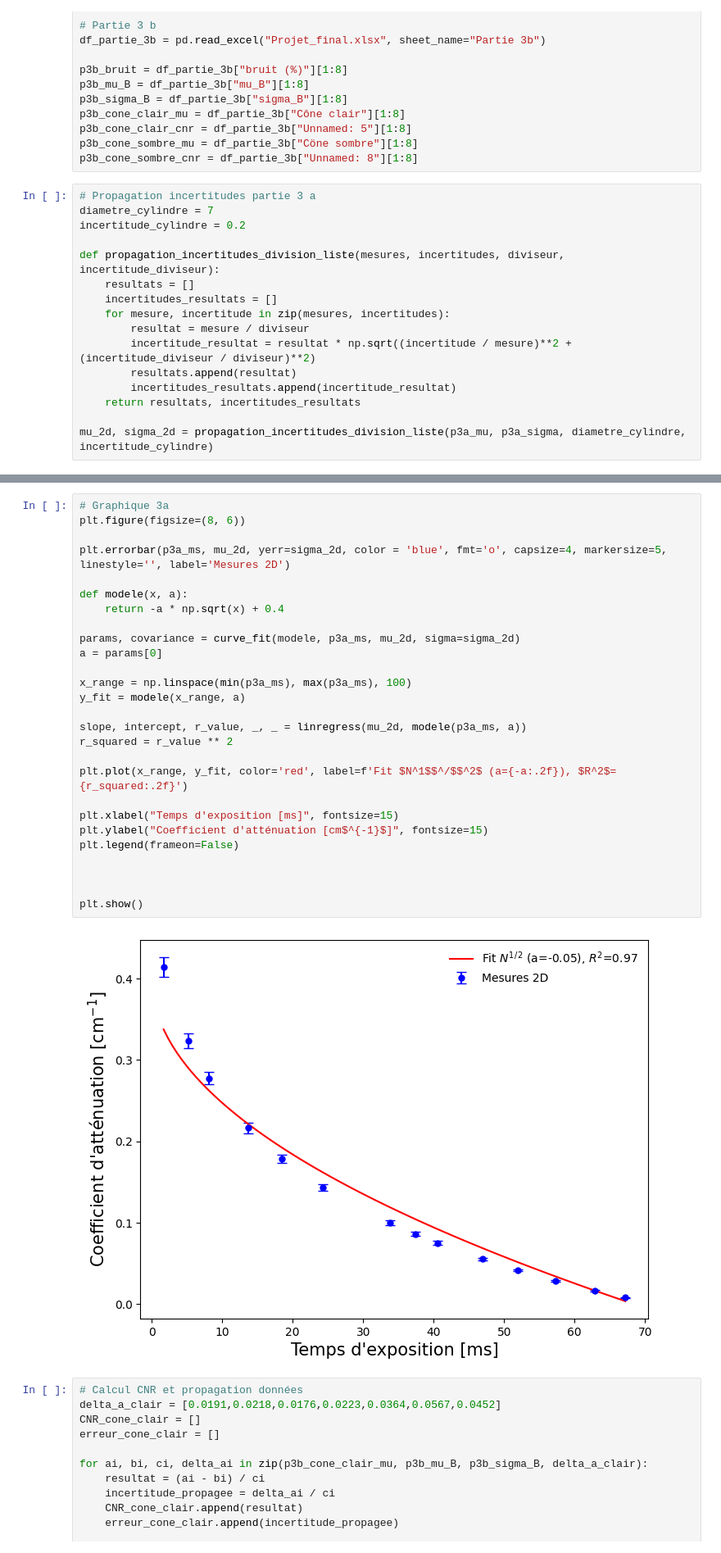
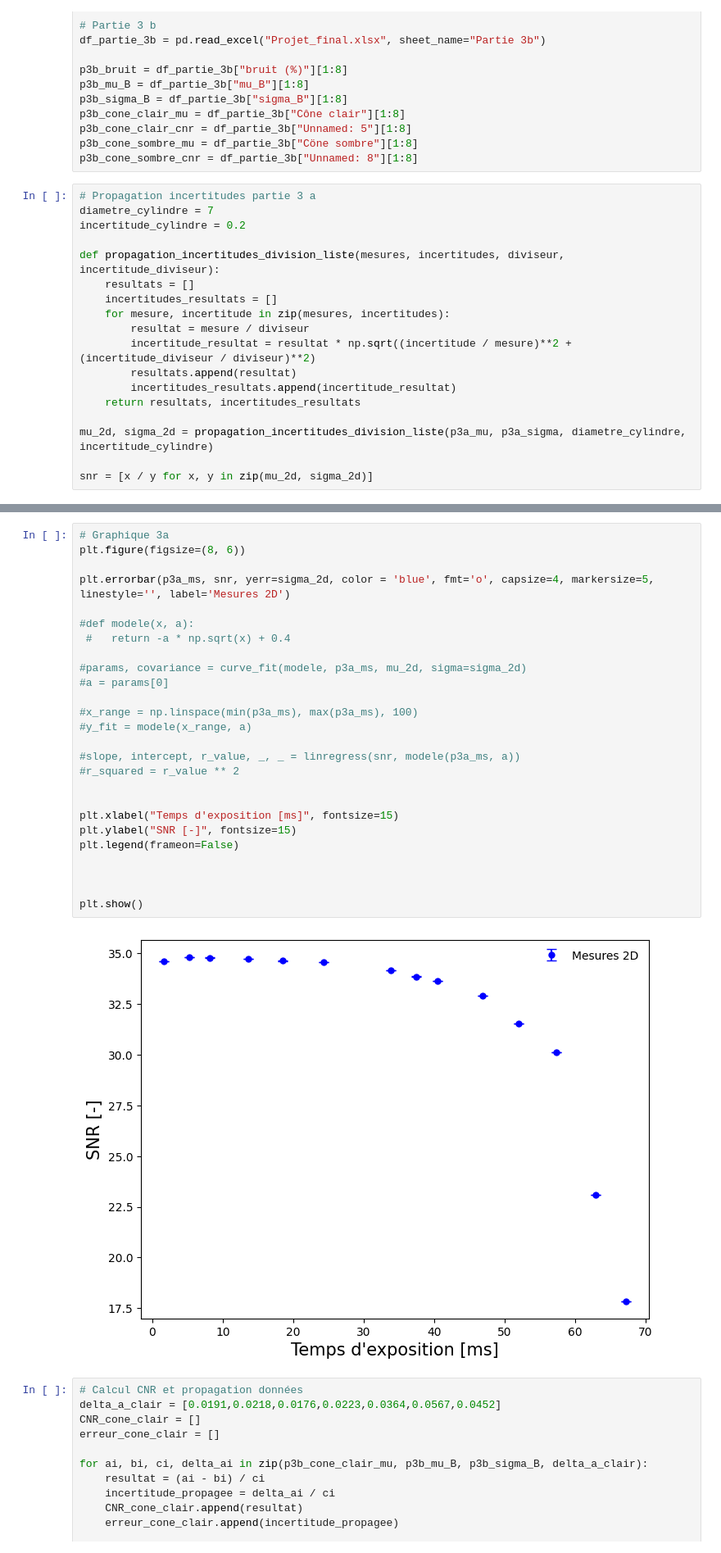
Before and after one commit to felixantoine1/labV_projet, a Jupyter notebook: analyse_partie3.ipynb, the cells around one changed output, grey strips where cells are left out. Shown at 82% size. Drawn from its saved outputs; the diff is of its cells as text.

```diff
--- a/analyse_partie3.ipynb
+++ b/analyse_partie3.ipynb
@@ -84,3 +84,5 @@ def propagation_incertitudes_division_liste(mesures, incertitudes, diviseur, inc
     return resultats, incertitudes_resultats
 
 mu_2d, sigma_2d = propagation_incertitudes_division_liste(p3a_mu, p3a_sigma, diametre_cylindre, incertitude_cylindre)
+
+snr = [x / y for x, y in zip(mu_2d, sigma_2d)]
@@ -87,32 +91,31 @@ mu_2d, sigma_2d = propagation_incertitudes_division_liste(p3a_mu, p3a_sigma, dia
 # %%
 # Graphique 3a
 plt.figure(figsize=(8, 6))
 
-plt.errorbar(p3a_ms, mu_2d, yerr=sigma_2d, color = 'blue', fmt='o', capsize=4, markersize=5, linestyle='', label='Mesures 2D')
+plt.errorbar(p3a_ms, snr, yerr=sigma_2d, color = 'blue', fmt='o', capsize=4, markersize=5, linestyle='', label='Mesures 2D')
 
-def modele(x, a):
-    return -a * np.sqrt(x) + 0.4
+#def modele(x, a):
+ #   return -a * np.sqrt(x) + 0.4
 
-params, covariance = curve_fit(modele, p3a_ms, mu_2d, sigma=sigma_2d)
-a = params[0]
+#params, covariance = curve_fit(modele, p3a_ms, mu_2d, sigma=sigma_2d)
+#a = params[0]
 
-x_range = np.linspace(min(p3a_ms), max(p3a_ms), 100)
-y_fit = modele(x_range, a)
+#x_range = np.linspace(min(p3a_ms), max(p3a_ms), 100)
+#y_fit = modele(x_range, a)
 
-slope, intercept, r_value, _, _ = linregress(mu_2d, modele(p3a_ms, a))
-r_squared = r_value ** 2
+#slope, intercept, r_value, _, _ = linregress(snr, modele(p3a_ms, a))
+#r_squared = r_value ** 2
 
-plt.plot(x_range, y_fit, color='red', label=f'Fit $N^1$$^/$$^2$ (a={-a:.2f}), $R^2$={r_squared:.2f}')
 
 plt.xlabel("Temps d'exposition [ms]", fontsize=15)
-plt.ylabel("Coefficient d'atténuation [cm$^{-1}$]", fontsize=15)
+plt.ylabel("SNR [-]", fontsize=15)
 plt.legend(frameon=False)
 
 
 
 plt.show()
 # %% [output]
-[figure, old version]
+[figure, new version]
 # %%
 # Calcul CNR et propagation données
 delta_a_clair = [0.0191,0.0218,0.0176,0.0223,0.0364,0.0567,0.0452]
```
Also changed, not shown: parts of 1 cell of this notebook, 4 other files.
